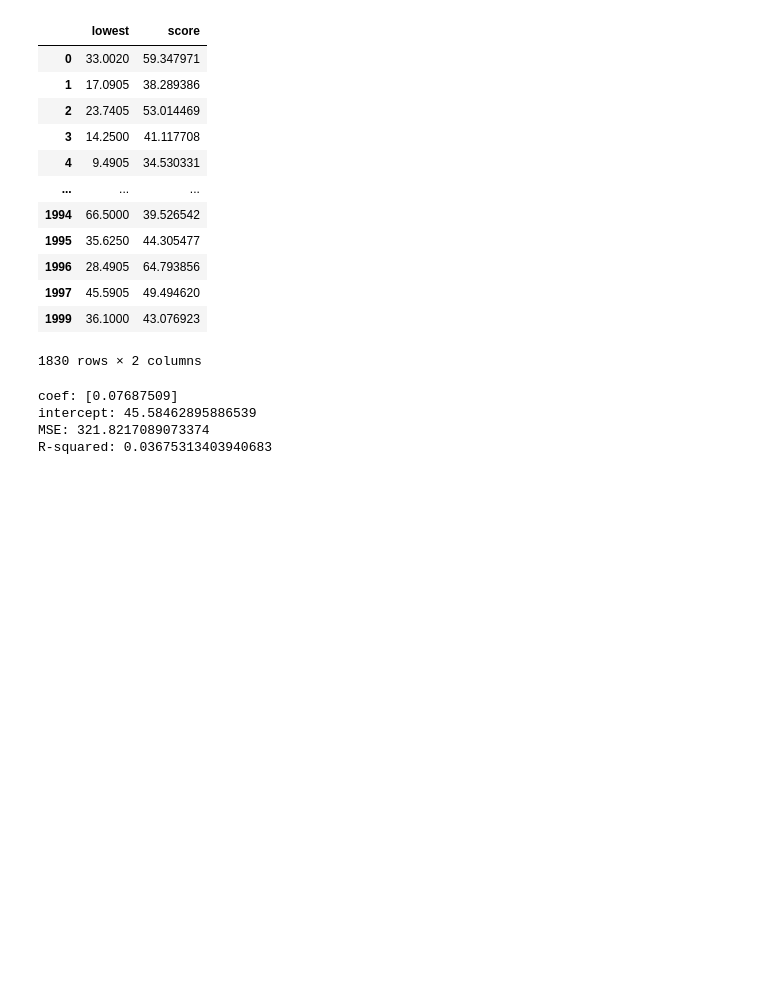
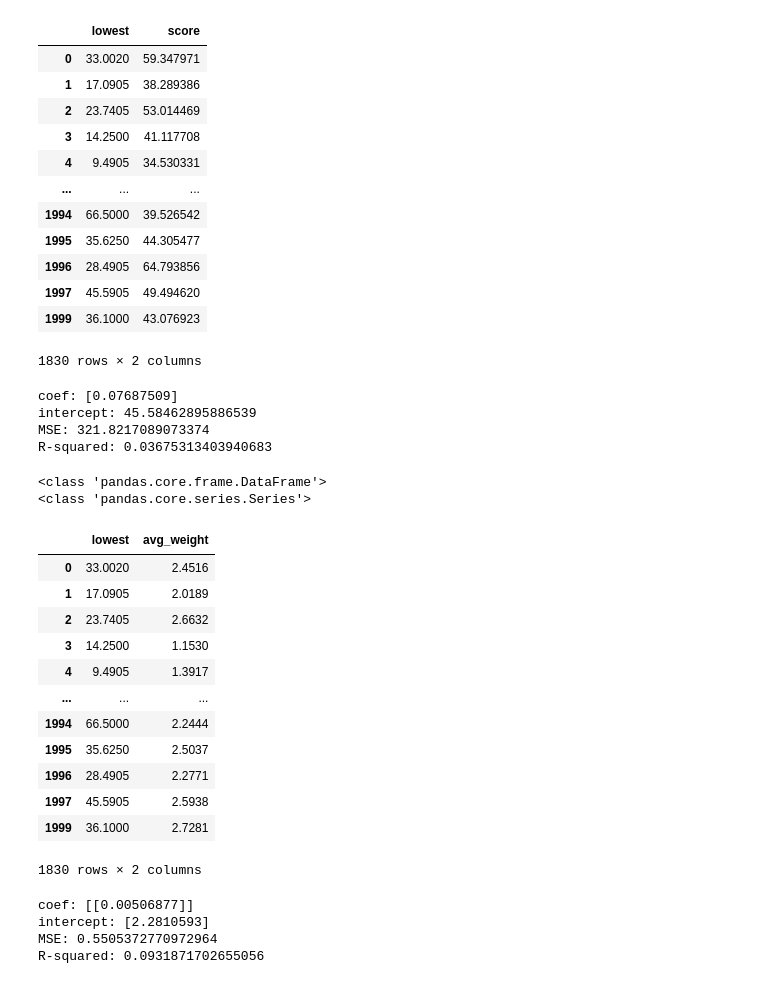
Before and after one commit to plexixx/Board-Game-Recommendator, a Jupyter notebook: description.ipynb, the cells around one changed output. Drawn from its saved outputs; the diff is of its cells as text; code cells hidden in the pictures; blank space fills up the shorter version.

```diff
--- a/description.ipynb
+++ b/description.ipynb
@@ -398,0 +514,8 @@ dtype: float64
+# %%
+max_cat = cat_cnt.groupby('Year')['count'].idxmax()
+result = cat_cnt.loc[max_cat]
+result = result.sort_values(by='Year', ascending=False)
+
+pd.set_option('display.max_rows',100)
+
+print(result)
@@ -398,0 +540,7 @@ dtype: float64
+# %%
+N = 5  #
+top_categories = cat_cnt.groupby('Year').apply(lambda x: x.nlargest(N, 'count')).reset_index(drop=True)
+top_categories = top_categories.sort_values(by='Year',ascending=False)
+pd.set_option('display.max_rows',50)
+print(top_categories)
+type(top_categories)
@@ -398,0 +606,8 @@ dtype: float64
+# %%
+max_mec = mec_cnt.groupby('Year')['count'].idxmax()
+result = mec_cnt.loc[max_mec]
+result = result.sort_values(by='Year', ascending=False)
+
+pd.set_option('display.max_rows',100)
+
+print(result)
@@ -398,0 +632,7 @@ dtype: float64
+# %%
+N = 5  #
+top_mechanics = mec_cnt.groupby('Year').apply(lambda x: x.nlargest(N, 'count')).reset_index(drop=True)
+top_mechanics = top_mechanics.sort_values(by='Year',ascending=False)
+pd.set_option('display.max_rows',50)
+print(top_mechanics)
+type(top_mechanics)
@@ -546,3 +823,48 @@ coef: [0.07687509]
 intercept: 45.58462895886539
 MSE: 321.8217089073374
 R-squared: 0.03675313403940683
+# %%
+x = eur_pri
+y = df['avg_weight']
+print(type(x))
+print(type(y))
+tmp = x.join(y)
+tmp.dropna(axis=0,how='any',inplace=True)
+tmp
+# %% [output]
+<class 'pandas.core.frame.DataFrame'>
+<class 'pandas.core.series.Series'>
+|  | lowest | avg_weight |
+| 0 | 33.0020 | 2.4516 |
+| 1 | 17.0905 | 2.0189 |
+| 2 | 23.7405 | 2.6632 |
+| 3 | 14.2500 | 1.1530 |
+| 4 | 9.4905 | 1.3917 |
+| ... | ... | ... |
+| 1994 | 66.5000 | 2.2444 |
+| 1995 | 35.6250 | 2.5037 |
+| 1996 | 28.4905 | 2.2771 |
+| 1997 | 45.5905 | 2.5938 |
+| 1999 | 36.1000 | 2.7281 |
+1830 rows × 2 columns
+# %%
+x = tmp[['lowest']]
+y =tmp[['avg_weight']]
+x_train, x_test, y_train, y_test = train_test_split(x,y,test_size=0.2)
+
+model = LR()
+model.fit(x_train, y_train)
+print("coef:", model.coef_)
+print("intercept:", model.intercept_)
+
+# 在测试集上进行预测
+y_pred = model.predict(x_test)
+mse = mean_squared_error(y_test, y_pred)
+r2 = r2_score(y_test, y_pred)
+print("MSE:", mse)
+print("R-squared:", r2)
+# %% [output]
+coef: [[0.00506877]]
+intercept: [2.2810593]
+MSE: 0.5505372770972964
+R-squared: 0.0931871702655056
```
Also changed, not shown: parts of 12 cells of this notebook, 1 other file.
